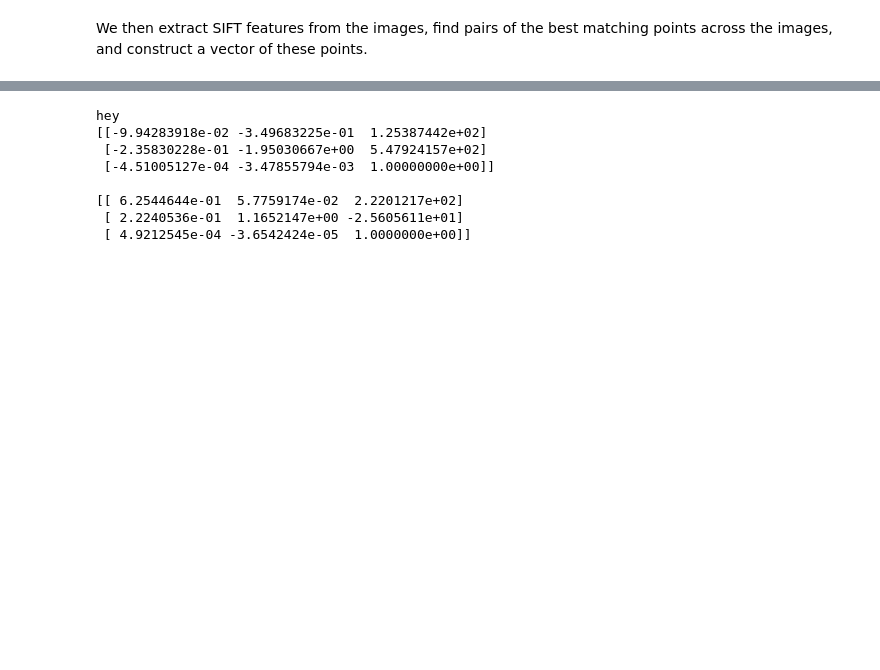
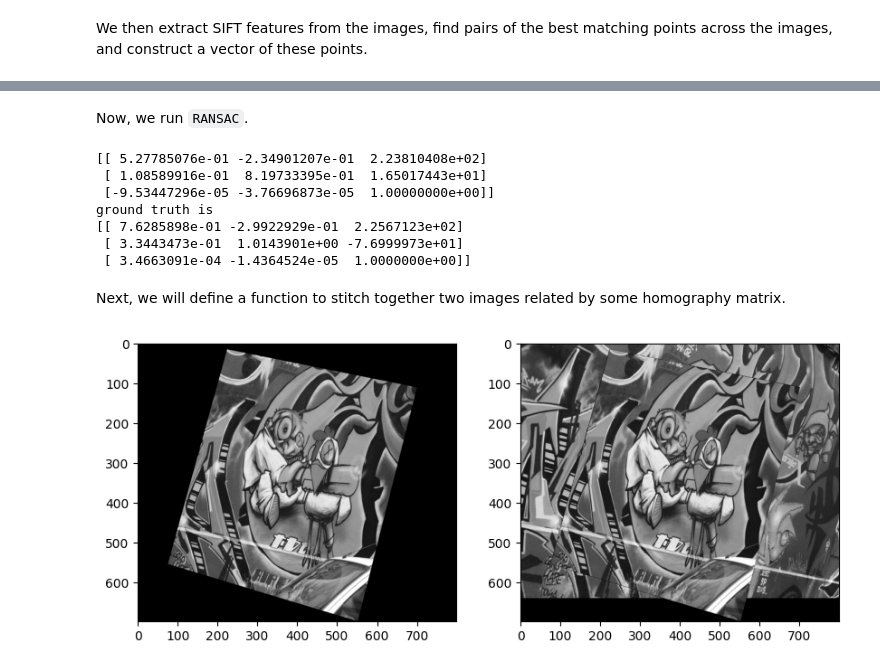
Before and after one commit to pulasthi-u/en3160-assignment02, a Jupyter notebook: code.ipynb, the cells around one changed output, grey strips where cells are left out. Drawn from its saved outputs; the diff is of its cells as text; code cells hidden in the pictures; blank space fills up the shorter version.

Commit message:
stitching okayish

```diff
--- a/code.ipynb
+++ b/code.ipynb
@@ -502,7 +502,7 @@ def compute_homography(correspondences):
 We start by loading both images.
 # %%
 im1 = cv2.imread("graf/img1.ppm")
-im2 = cv2.imread("graf/img5.ppm")
+im2 = cv2.imread("graf/img3.ppm")
 
 im1 = cv2.cvtColor(im1, cv2.COLOR_BGR2GRAY)
 im2 = cv2.cvtColor(im2, cv2.COLOR_BGR2GRAY)
@@ -527,7 +527,5 @@ src_pts = np.array([src_kp[m.queryIdx].pt for m in matches], dtype=np.float32)
 tgt_pts = np.array([tgt_kp[m.trainIdx].pt for m in matches], dtype=np.float32)
 
 # Construct a vector with source and corresponding target points
-X = np.array([
-    (src_pts[i], tgt_pts[i]) for i in range(len(src_pts))
-])
+X = np.array([(src_pts[i], tgt_pts[i]) for i in range(len(src_pts))])
 # %% [markdown]
@@ -541,25 +541,26 @@ def homography_error(H, data):
     predicted_pts = (predicted_pts_hmg[:2, :] / predicted_pts_hmg[2, :]).T
 
     return np.linalg.norm(predicted_pts - tgt_pts, axis=1)
+# %% [markdown]
+Now, we run `RANSAC`.
 # %%
-# Compute the estimate homography with RANSAC
-best_samples, best_inliers, H_0 = RANSAC(X, 4, compute_homography, homography_error, 5, 5000, min_inlier_count=7)
+# Compute a homography estimate with RANSAC
+best_samples, best_inliers, H_0 = RANSAC(X, 4, compute_homography, homography_error, 200, 2000, min_inlier_count=5)
 
 # Import the ground truth homography
-H_gt = np.loadtxt("graf/H1to5p").reshape(3, 3)
+H_gt = np.loadtxt("graf/H1to3p").reshape(3, 3)
 
-print ("hey")
-print(H_0 / H_0[2, 2])
-print ()
+H_0 /= H_0[2, 2]
+print (H_0)
+print ("ground truth is ")
 print(H_gt)
-
-# Compute the error between the homographies
 # %% [output]
-hey
-[[-9.94283918e-02 -3.49683225e-01  1.25387442e+02]
- [-2.35830228e-01 -1.95030667e+00  5.47924157e+02]
- [-4.51005127e-04 -3.47855794e-03  1.00000000e+00]]
-
-[[ 6.2544644e-01  5.7759174e-02  2.2201217e+02]
- [ 2.2240536e-01  1.1652147e+00 -2.5605611e+01]
- [ 4.9212545e-04 -3.6542424e-05  1.0000000e+00]]
+[[ 5.27785076e-01 -2.34901207e-01  2.23810408e+02]
+ [ 1.08589916e-01  8.19733395e-01  1.65017443e+01]
+ [-9.53447296e-05 -3.76696873e-05  1.00000000e+00]]
+ground truth is
+[[ 7.6285898e-01 -2.9922929e-01  2.2567123e+02]
+ [ 3.3443473e-01  1.0143901e+00 -7.6999973e+01]
+ [ 3.4663091e-04 -1.4364524e-05  1.0000000e+00]]
+# %% [markdown]
+Next, we will define a function to stitch together two images related by some homography matrix.
@@ -565,0 +616,4 @@ hey
+# %%
+stitch(im1, im2, H_0)
+# %% [output]
+[figure, added]
```
Also changed, not shown: parts of 5 cells of this notebook, 1 other file.
